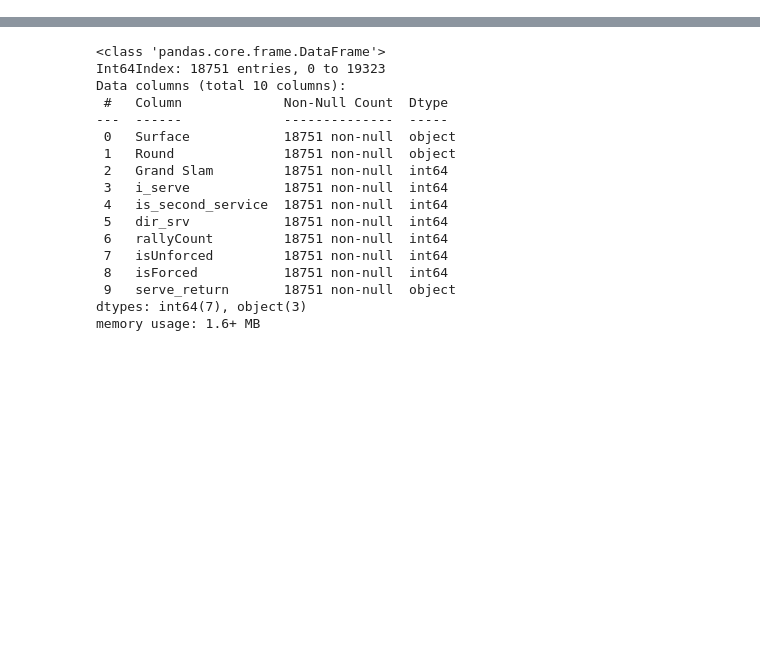
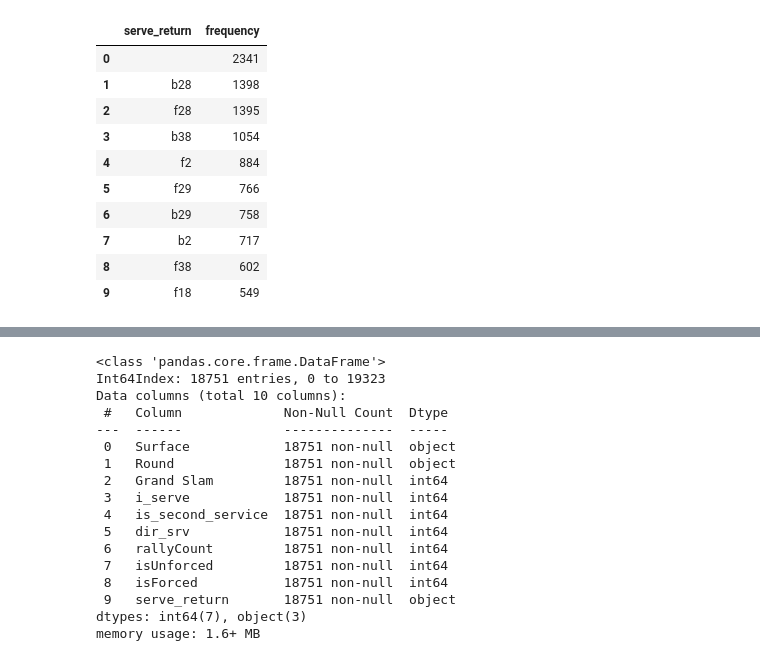
Before and after one commit to eduardoscovino/tennis-analytics, a Jupyter notebook: tennis-analytics-rede-neural-v2.ipynb, the cells around one changed output, grey strips where cells are left out. Saved outputs shown, nothing was run; the diff lists cells and outputs as text; code cells hidden in the pictures; blank space fills up the shorter version.

```diff
--- a/tennis-analytics-rede-neural-v2.ipynb
+++ b/tennis-analytics-rede-neural-v2.ipynb
@@ -140,0 +131,18 @@ memory usage: 5.9+ MB
+# %%
+serve_return_counts = df["serve_return"].value_counts().reset_index()
+serve_return_counts.columns = ["serve_return", "frequency"]
+serve_return_counts = serve_return_counts.sort_values("frequency", ascending=False )
+
+serve_return_counts.head(10)
+# %% [output]
+|  | serve_return | frequency |
+| 0 |  | 2341 |
+| 1 | b28 | 1398 |
+| 2 | f28 | 1395 |
+| 3 | b38 | 1054 |
+| 4 | f2 | 884 |
+| 5 | f29 | 766 |
+| 6 | b29 | 758 |
+| 7 | b2 | 717 |
+| 8 | f38 | 602 |
+| 9 | f18 | 549 |
```
Also changed, not shown: parts of 41 cells of this notebook.
